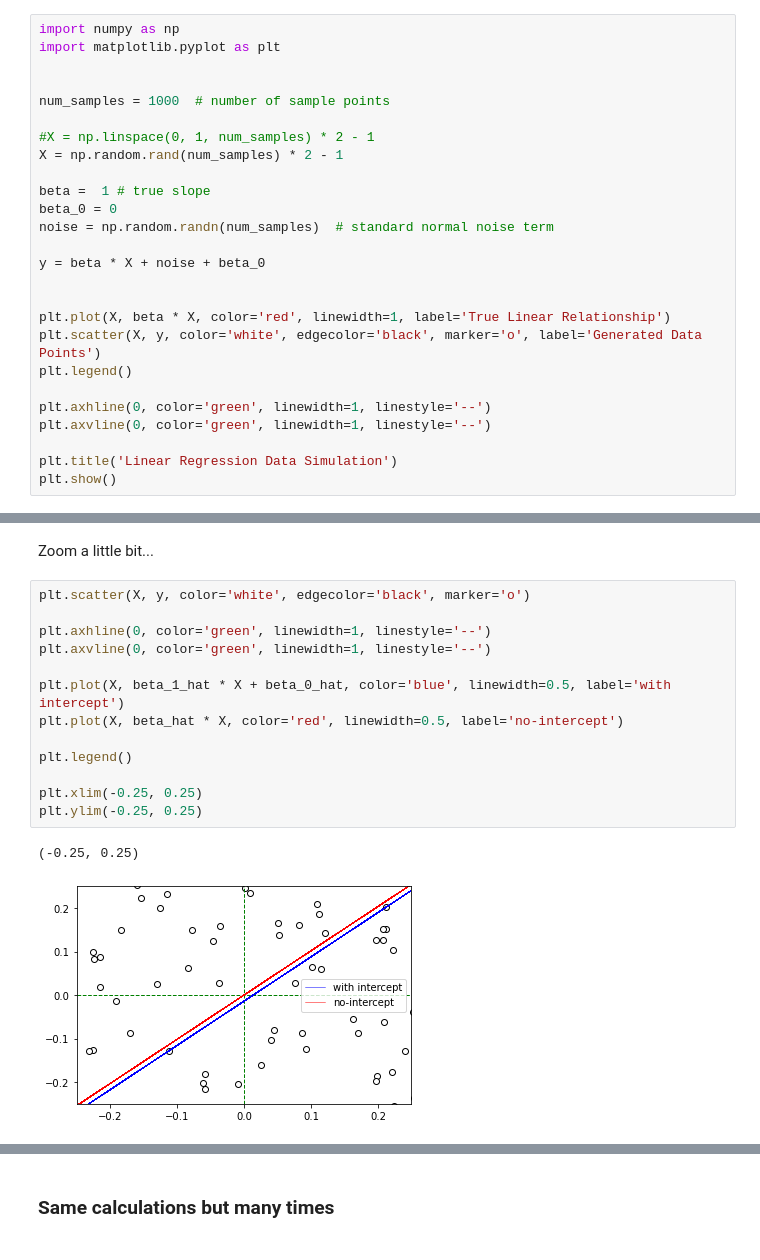
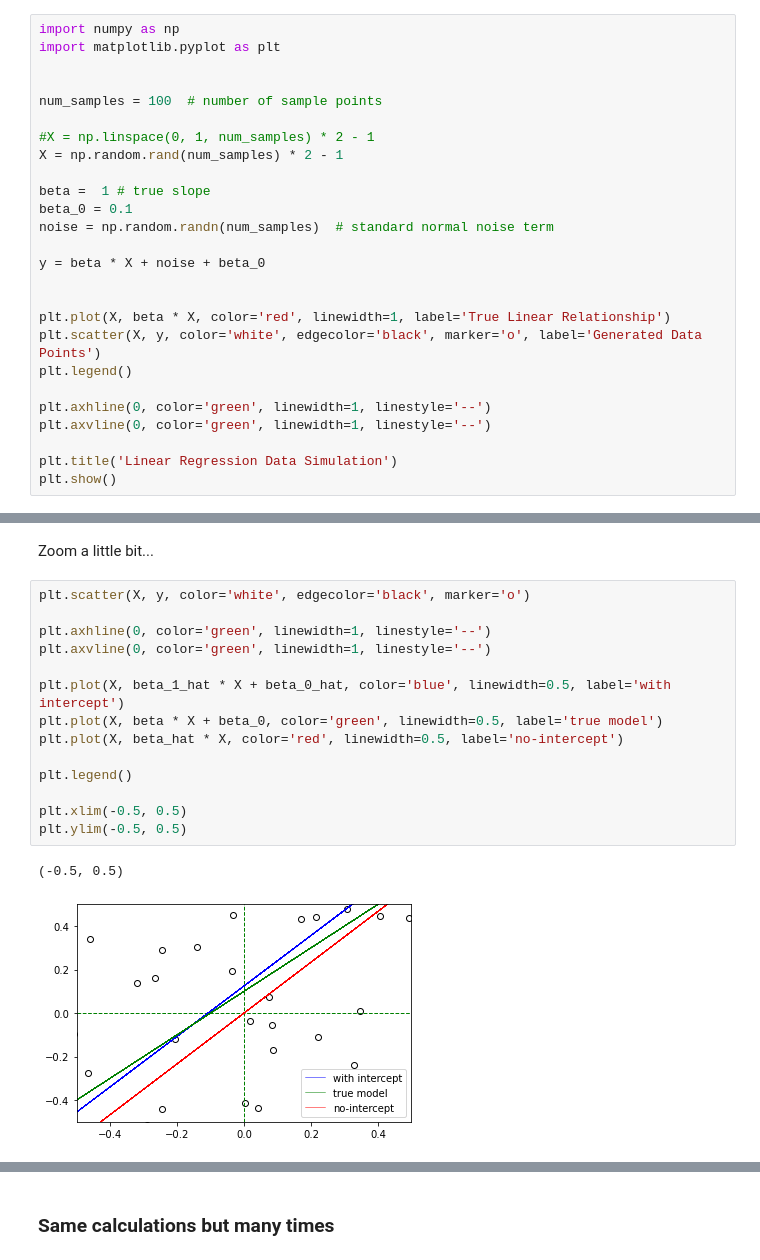
Before and after one commit to chedug/bsc, a Jupyter notebook: SSerror.ipynb, the cells around one changed output, grey strips where cells are left out. Drawn from its saved outputs; the diff is of its cells as text.

```diff
--- a/SSerror.ipynb
+++ b/SSerror.ipynb
@@ -21,13 +21,13 @@ import numpy as np
 import matplotlib.pyplot as plt
 
 
-num_samples = 1000  # number of sample points
+num_samples = 100  # number of sample points
 
 #X = np.linspace(0, 1, num_samples) * 2 - 1
 X = np.random.rand(num_samples) * 2 - 1
 
 beta =  1 # true slope
-beta_0 = 0
+beta_0 = 0.1
 noise = np.random.randn(num_samples)  # standard normal noise term
 
 y = beta * X + noise + beta_0
@@ -110,17 +110,18 @@ Zoom a little bit...
 # %%
 plt.scatter(X, y, color='white', edgecolor='black', marker='o')
 
 plt.axhline(0, color='green', linewidth=1, linestyle='--')
 plt.axvline(0, color='green', linewidth=1, linestyle='--')
 
 plt.plot(X, beta_1_hat * X + beta_0_hat, color='blue', linewidth=0.5, label='with intercept')
+plt.plot(X, beta * X + beta_0, color='green', linewidth=0.5, label='true model')
 plt.plot(X, beta_hat * X, color='red', linewidth=0.5, label='no-intercept')
 
 plt.legend()
 
-plt.xlim(-0.25, 0.25)
-plt.ylim(-0.25, 0.25)
+plt.xlim(-0.5, 0.5)
+plt.ylim(-0.5, 0.5)
 # %% [output]
-(-0.25, 0.25)
+(-0.5, 0.5)
-[figure, old version]
+[figure, new version]
 # %% [markdown]
```
Also changed, not shown: parts of 6 cells of this notebook.
